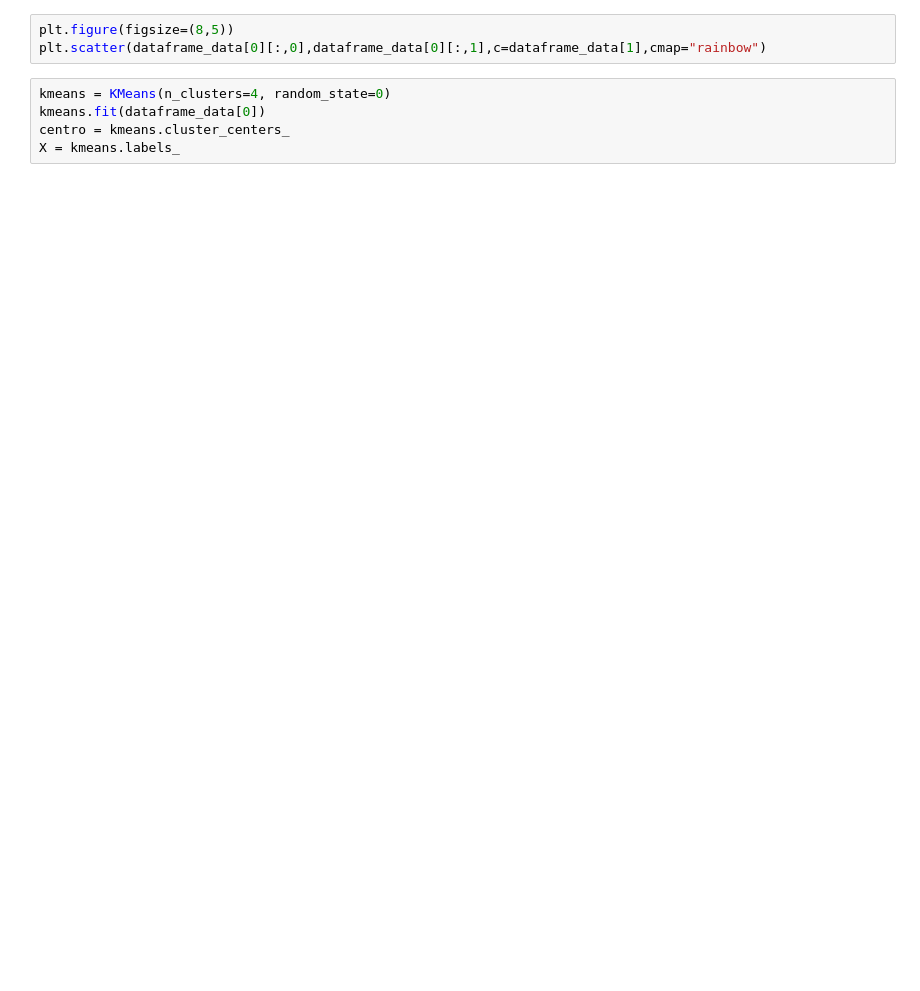
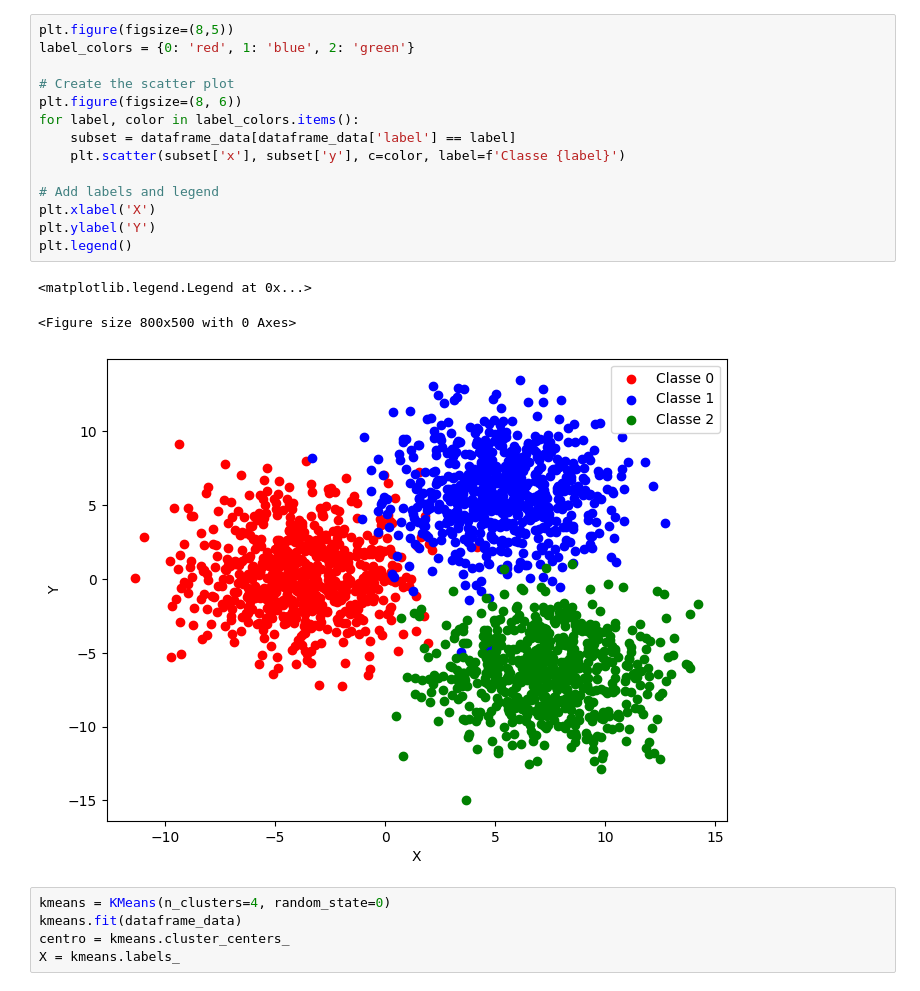
Before and after one commit to joaoluizreolon/ML_DataMining, a Jupyter notebook: trab-2.ipynb, the cells around one changed output. Cells and saved outputs as stored; diff of their text form; blank space fills up the shorter version.

```diff
--- a/trab-2.ipynb
+++ b/trab-2.ipynb
@@ -12,9 +25,24 @@ FileNotFoundError: [Errno 2] No such file or directory: 'data/Base14.csv'
-# %%
-plt.figure(figsize=(8,5))
-plt.scatter(dataframe_data[0][:,0],dataframe_data[0][:,1],c=dataframe_data[1],cmap="rainbow")
+# %%
+plt.figure(figsize=(8,5))
+label_colors = {0: 'red', 1: 'blue', 2: 'green'}
+
+# Create the scatter plot
+plt.figure(figsize=(8, 6))
+for label, color in label_colors.items():
+    subset = dataframe_data[dataframe_data['label'] == label]
+    plt.scatter(subset['x'], subset['y'], c=color, label=f'Classe {label}')
+
+# Add labels and legend
+plt.xlabel('X')
+plt.ylabel('Y')
+plt.legend()
+# %% [output]
+<matplotlib.legend.Legend at 0x...>
+<Figure size 800x500 with 0 Axes>
+[figure, added]
 # %%
 kmeans = KMeans(n_clusters=4, random_state=0)
-kmeans.fit(dataframe_data[0])
+kmeans.fit(dataframe_data)
 centro = kmeans.cluster_centers_
 X = kmeans.labels_
 # %%
```
Also changed, not shown: parts of 7 cells of this notebook.
